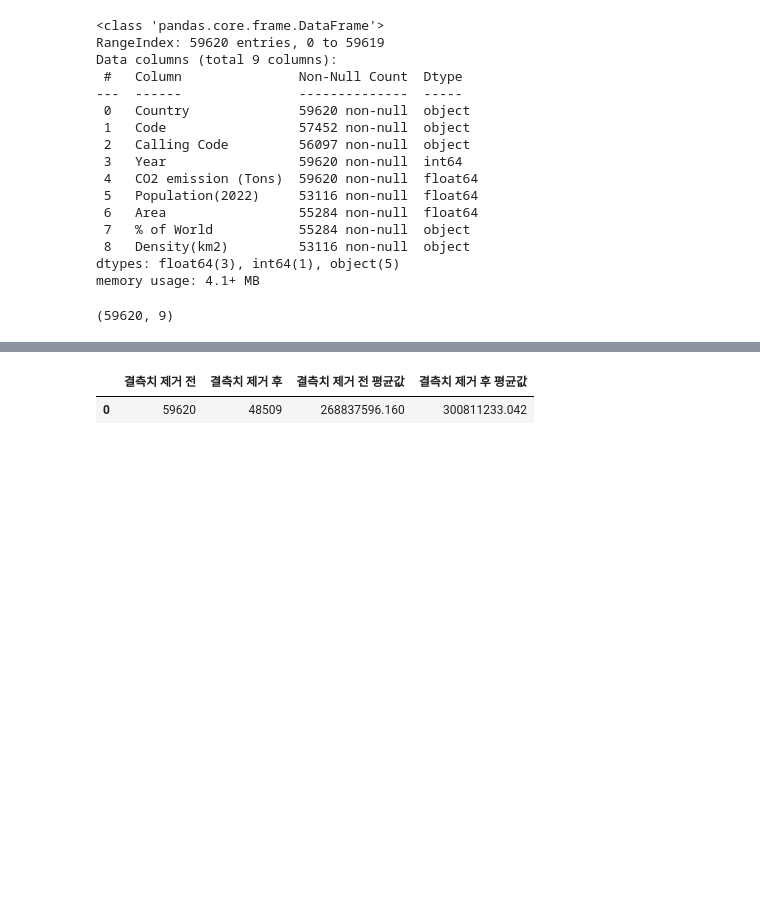
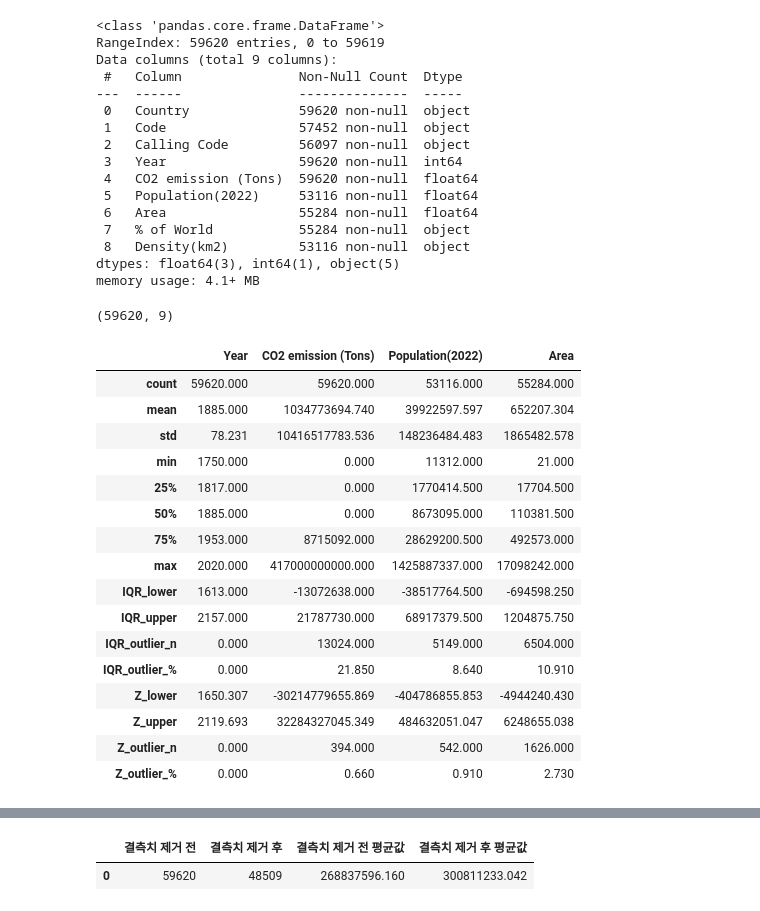
Before and after one commit to GYULLTANGURRI/main, a Jupyter notebook: 12월/2/260212실습/260212_혼자.ipynb, the cells around one changed output, grey strips where cells are left out. Saved outputs shown, nothing was run; the diff lists cells and outputs as text; code cells hidden in the pictures; blank space fills up the shorter version.

```diff
--- a/12월/2/260212실습/260212_혼자.ipynb
+++ b/12월/2/260212실습/260212_혼자.ipynb
@@ -92,3 +92,69 @@ Data columns (total 9 columns):
 dtypes: float64(3), int64(1), object(5)
 memory usage: 4.1+ MB
 (59620, 9)
+# %%
+def describe_with_outliers(df):
+    """
+    describe()에 IQR / Z-Score 이상치 분석 열을 추가한 확장 버전
+    추가 정보: 이상치 하한/상한 경계값, 이상치 개수, 이상치 비율(%)
+    """
+    desc = df.describe()
+
+    numeric_cols = df.select_dtypes(include=[np.number]).columns
+
+    # ── IQR 방식 ───────────────────────────────────────────────
+    Q1  = df[numeric_cols].quantile(0.25)
+    Q3  = df[numeric_cols].quantile(0.75)
+    IQR = Q3 - Q1
+
+    iqr_lower = Q1 - 1.5 * IQR
+    iqr_upper = Q3 + 1.5 * IQR
+
+    iqr_outlier_count = ((df[numeric_cols] < iqr_lower) |
+                         (df[numeric_cols] > iqr_upper)).sum()
+    iqr_outlier_ratio = (iqr_outlier_count / len(df) * 100).round(2)
+
+    # ── Z-Score 방식 ───────────────────────────────────────────
+    z_lower = df[numeric_cols].mean() - 3 * df[numeric_cols].std()
+    z_upper = df[numeric_cols].mean() + 3 * df[numeric_cols].std()
+
+    z_outlier_count = ((df[numeric_cols] < z_lower) |
+                       (df[numeric_cols] > z_upper)).sum()
+    z_outlier_ratio = (z_outlier_count / len(df) * 100).round(2)
+
+    # ── describe()에 행 추가 ───────────────────────────────────
+    desc.loc["IQR_lower"]       = iqr_lower
+    desc.loc["IQR_upper"]       = iqr_upper
+    desc.loc["IQR_outlier_n"]   = iqr_outlier_count
+    desc.loc["IQR_outlier_%"]   = iqr_outlier_ratio
+
+    desc.loc["Z_lower"]         = z_lower
+    desc.loc["Z_upper"]         = z_upper
+    desc.loc["Z_outlier_n"]     = z_outlier_count
+    desc.loc["Z_outlier_%"]     = z_outlier_ratio
+
+    return desc
+
+
+# ── 사용 예시 ──────────────────────────────────────────────────
+# origin 데이터프레임에 바로 적용
+result = describe_with_outliers(origin)
+result
+# %% [output]
+|  | Year | CO2 emission (Tons) | Population(2022) | Area |
+| count | 59620.000 | 59620.000 | 53116.000 | 55284.000 |
+| mean | 1885.000 | 1034773694.740 | 39922597.597 | 652207.304 |
+| std | 78.231 | 10416517783.536 | 148236484.483 | 1865482.578 |
+| min | 1750.000 | 0.000 | 11312.000 | 21.000 |
+| 25% | 1817.000 | 0.000 | 1770414.500 | 17704.500 |
+| 50% | 1885.000 | 0.000 | 8673095.000 | 110381.500 |
+| 75% | 1953.000 | 8715092.000 | 28629200.500 | 492573.000 |
+| max | 2020.000 | 417000000000.000 | 1425887337.000 | 17098242.000 |
+| IQR_lower | 1613.000 | -13072638.000 | -38517764.500 | -694598.250 |
+| IQR_upper | 2157.000 | 21787730.000 | 68917379.500 | 1204875.750 |
+| IQR_outlier_n | 0.000 | 13024.000 | 5149.000 | 6504.000 |
+| IQR_outlier_% | 0.000 | 21.850 | 8.640 | 10.910 |
+| Z_lower | 1650.307 | -30214779655.869 | -404786855.853 | -4944240.430 |
+| Z_upper | 2119.693 | 32284327045.349 | 484632051.047 | 6248655.038 |
+| Z_outlier_n | 0.000 | 394.000 | 542.000 | 1626.000 |
+| Z_outlier_% | 0.000 | 0.660 | 0.910 | 2.730 |
```
Also changed, not shown: parts of 4 cells of this notebook, 5 other files.
